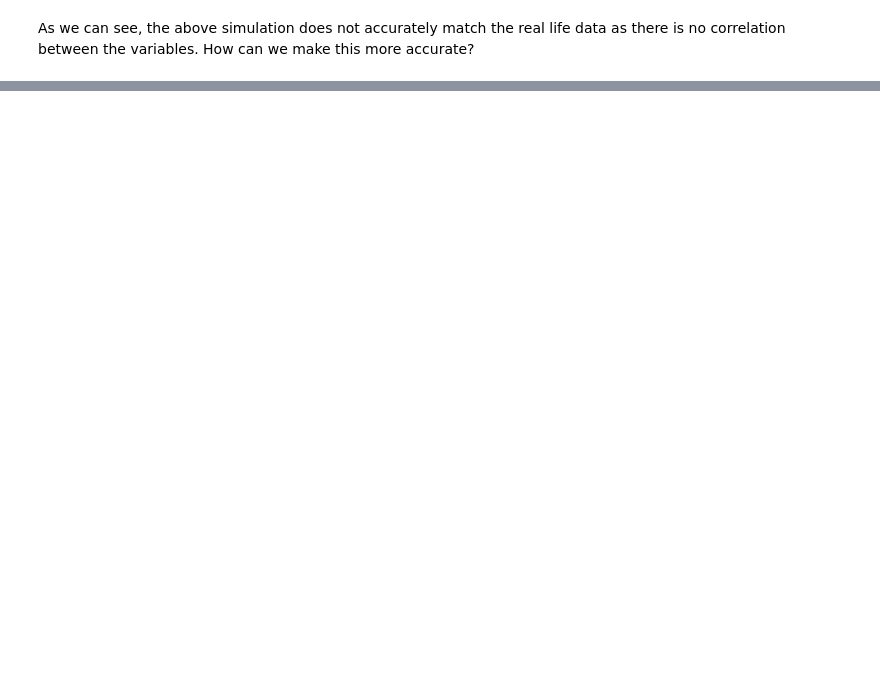
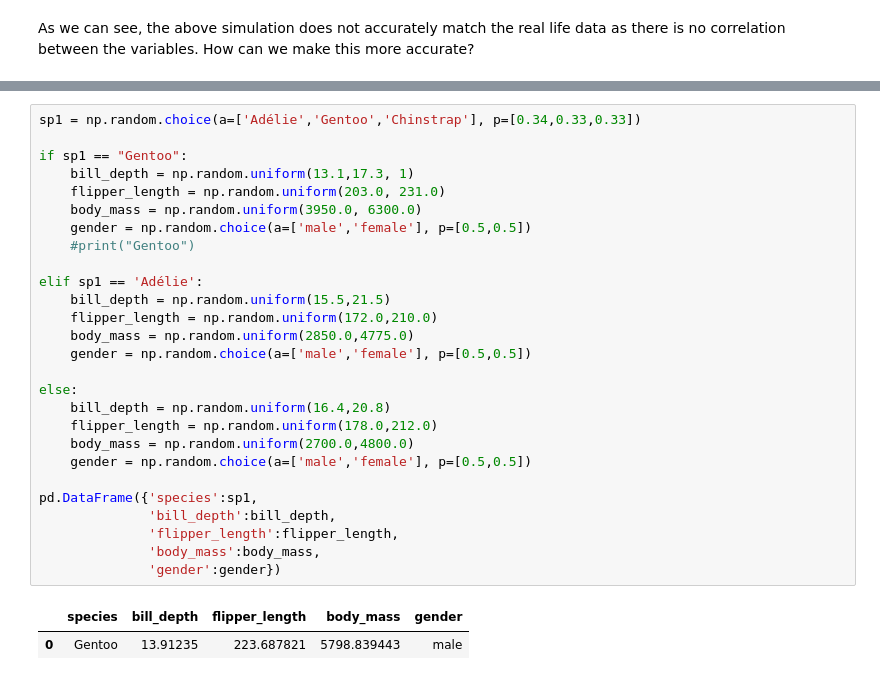
Before and after one commit to jbrad88/pda-project, a Jupyter notebook: pda-project.ipynb, the cells around one changed output, grey strips where cells are left out. Saved outputs shown, nothing was run; the diff lists cells and outputs as text; blank space fills up the shorter version.

Commit message:
Experimenting with creating parameters based on species and min / max values for each of the variables per real life data

```diff
--- a/pda-project.ipynb
+++ b/pda-project.ipynb
@@ -188,0 +199,30 @@ https://towardsdatascience.com/generating-expanding-your-datasets-with-synthetic
+# %%
+sp1 = np.random.choice(a=['Adélie','Gentoo','Chinstrap'], p=[0.34,0.33,0.33])
+
+if sp1 == "Gentoo":
+    bill_depth = np.random.uniform(13.1,17.3, 1)
+    flipper_length = np.random.uniform(203.0, 231.0)
+    body_mass = np.random.uniform(3950.0, 6300.0)
+    gender = np.random.choice(a=['male','female'], p=[0.5,0.5])
+    #print("Gentoo")
+
+elif sp1 == 'Adélie':
+    bill_depth = np.random.uniform(15.5,21.5)
+    flipper_length = np.random.uniform(172.0,210.0)
+    body_mass = np.random.uniform(2850.0,4775.0)
+    gender = np.random.choice(a=['male','female'], p=[0.5,0.5])
+
+else:
+    bill_depth = np.random.uniform(16.4,20.8)
+    flipper_length = np.random.uniform(178.0,212.0)
+    body_mass = np.random.uniform(2700.0,4800.0)
+    gender = np.random.choice(a=['male','female'], p=[0.5,0.5])
+
+pd.DataFrame({'species':sp1,
+              'bill_depth':bill_depth,
+              'flipper_length':flipper_length,
+              'body_mass':body_mass,
+              'gender':gender})
+# %% [output]
+|  | species | bill_depth | flipper_length | body_mass | gender |
+| 0 | Gentoo | 13.91235 | 223.687821 | 5798.839443 | male |
```
Also changed, not shown: parts of 4 cells of this notebook, 1 other file.
